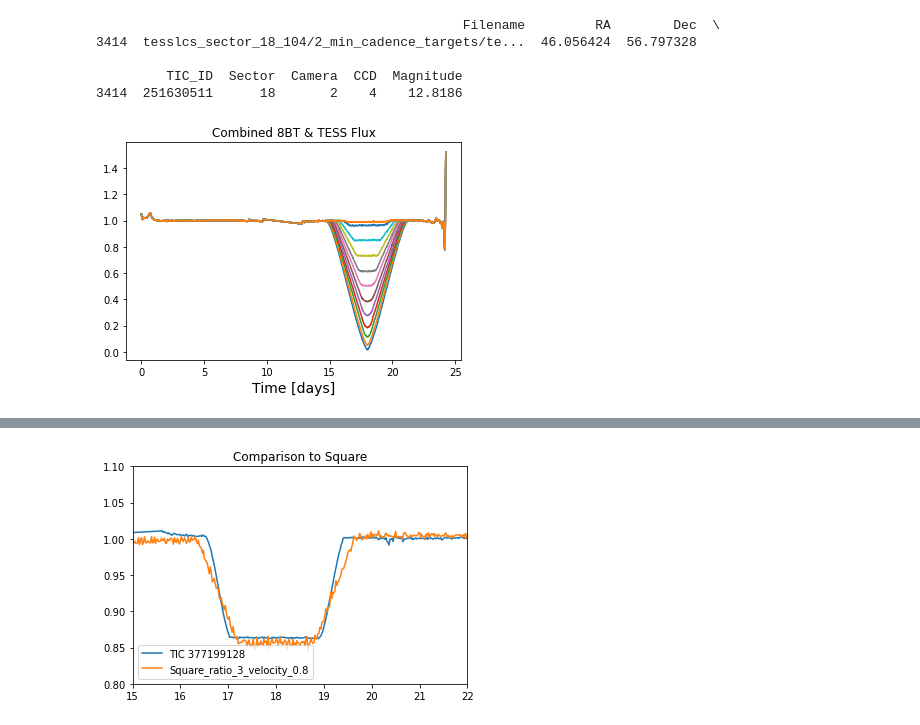
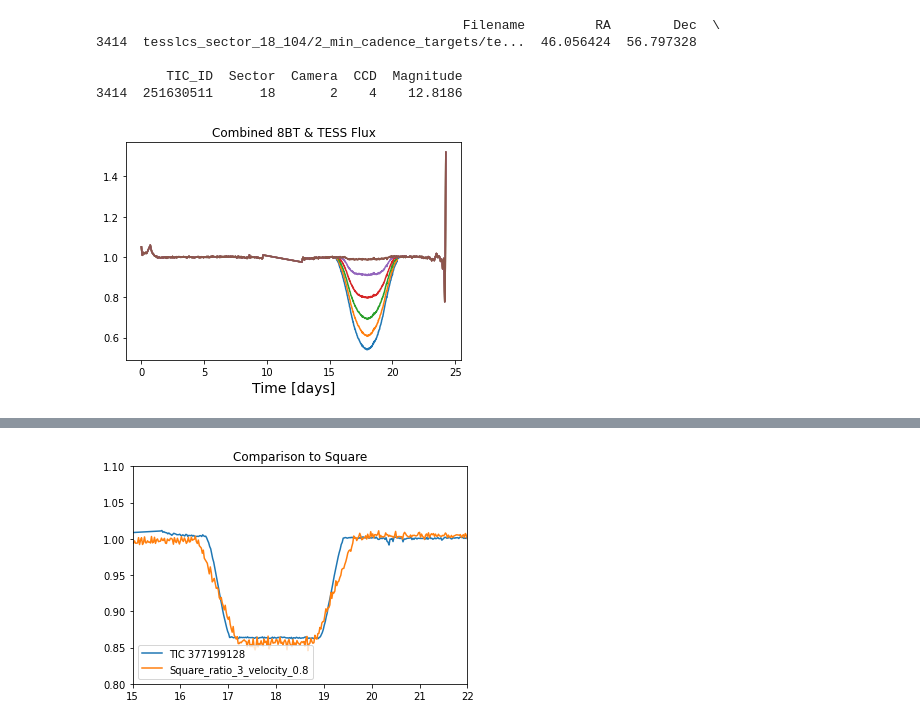
Before and after one commit to danay6/Transiting-megastructures, a Jupyter notebook: make_defined_lcs.ipynb, the cells around one changed output, grey strips where cells are left out. Drawn from its saved outputs; the diff is of its cells as text; code cells hidden in the pictures.

```diff
--- a/make_defined_lcs.ipynb
+++ b/make_defined_lcs.ipynb
@@ -179,7 +228,7 @@ def make_lc(shape, image_ratio, velocity, index):
     # plt.show()
 
 
-    noise = pd.read_csv('/home/jupyter/EightBitTransit/examples/Random_LCs_tic251630511/Class_%s' %(shape) + "/%s" %(shape)  +"_ratio_%s" %(image_ratio) +"_velocity_%s" %(velocity)+'.csv')
+    noise = pd.read_csv('/home/jupyter/SPOcc/spocc/notebooks/Random_LCs_tic251630511/Class_%s' %(shape) + "/%s" %(shape)  +"_ratio_%s" %(image_ratio) +"_velocity_%s" %(velocity)+'.csv')
 
     sim_time = noise.iloc[:,0].values
     sim_flux = noise.iloc[:,1].values
@@ -304,22 +348,27 @@ print(subref)
          TIC_ID  Sector  Camera  CCD  Magnitude
 3414  251630511      18       2    4    12.8186
 # %%
-shape = shape#'Circle'
+#inject into TESS data
+shape = 'Triangle'#'Circle'
 index= 0
-velocity = velocity
-image_ratio = image_ratio
+velocity = 0.6#velocity
+image_ratio = 1.4 #image_ratio
+w_or_d = 'D'
 
+if w_or_d == 'W':
+    for velocity in velocities:
+        image_ratio = str(image_ratio)
+        velocity = str(velocity)
+        make_lc(shape, image_ratio, velocity, index)
+if w_or_d == 'D':
+    for image_ratio in image_ratios:
+        image_ratio = str(image_ratio)
+        velocity = str(velocity)
+        make_lc(shape, image_ratio, velocity, index)
 
-for image_ratio in image_ratios:
-#for velocity in velocities:
-    image_ratio = str(image_ratio)
-    velocity = str(velocity)
-
-
-    make_lc(shape, image_ratio, velocity, index)
 plt.show()
 # %% [output]
-[figure, old version]
+[figure, new version]
 # %%
 #check any previously run lcs
 
```
Also changed, not shown: parts of 4 cells of this notebook, 3 other files.
